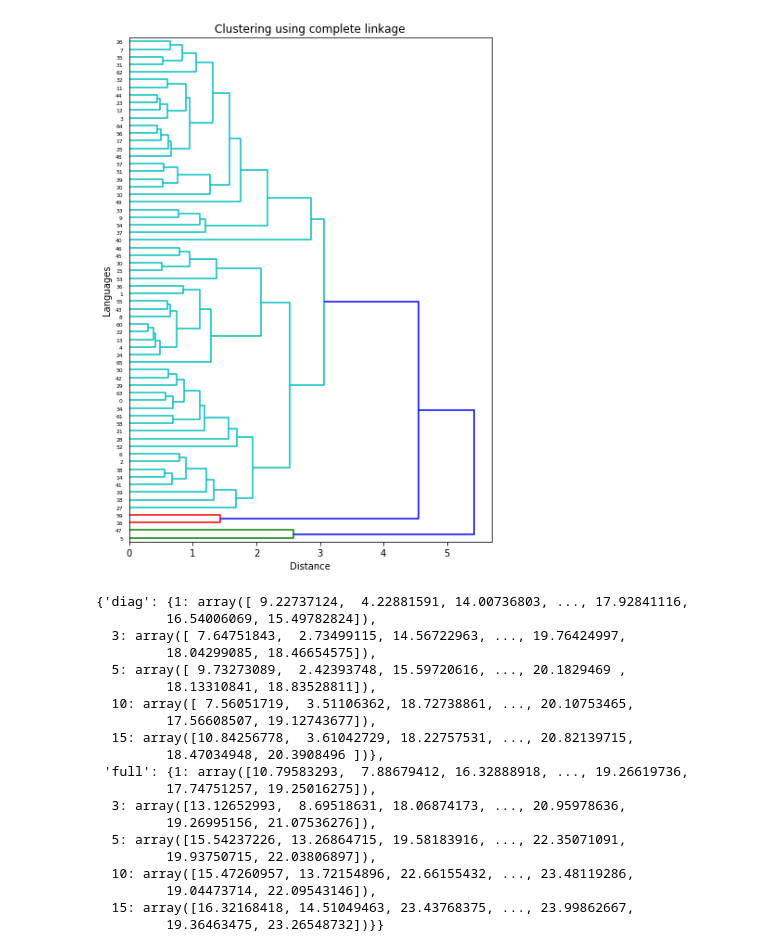
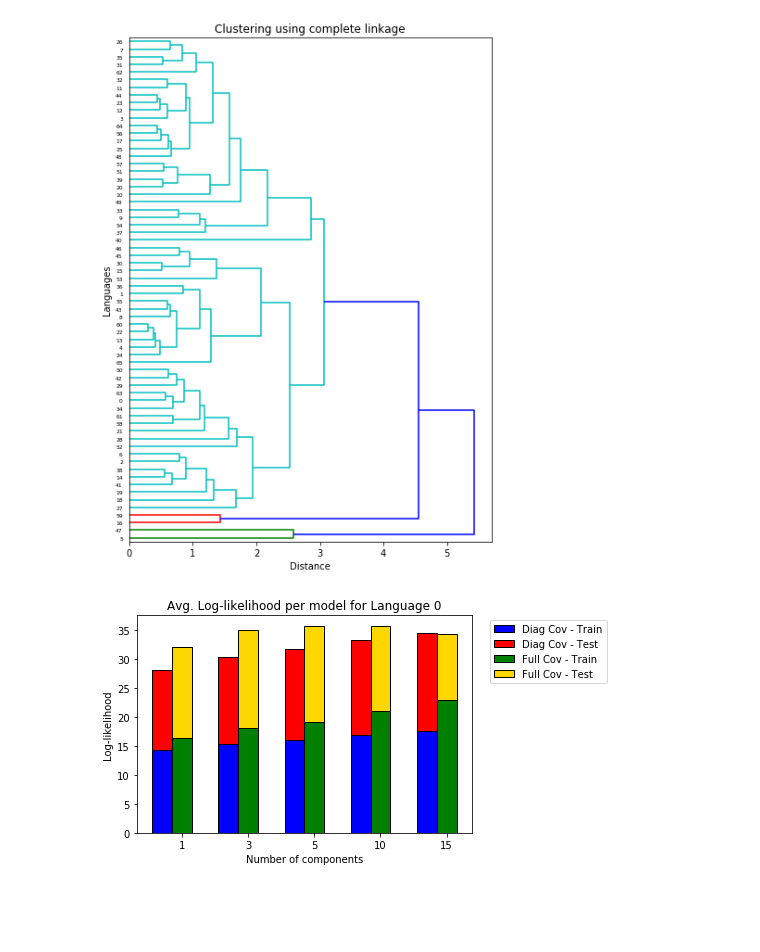
Before and after one commit to apurvmishra99/iaml-cw2, a Jupyter notebook: explore_q3.ipynb, the cells around one changed output. Saved outputs shown, nothing was run; the diff lists cells and outputs as text; code cells hidden in the pictures; blank space fills up the shorter version.

```diff
--- a/explore_q3.ipynb
+++ b/explore_q3.ipynb
@@ -173,35 +173,31 @@ gmm = GMM(n_components=1, covariance_type='diag').fit(language_0)
 # %%
-log_likelihoods_train = {}
-log_likelihoods_test = {}
+log_likelihoods_ = []
 cv_types = ["diag", "full"]
-n_components = [1, 3, 5, 10, 15]
-for cv_type in cv_types:
-    log_likelihoods_train[cv_type] = {}
-    log_likelihoods_test[cv_type] = {}
-    for n in n_components:
-        gmm_n = GMM(n_components=n, covariance_type=cv_type).fit(language_0)
-        log_likelihoods_train[cv_type][n] = gmm_n.score(language_0)
-        log_likelihoods_test[cv_type][n] = gmm_n.score(language_0_test)
+n_components = np.array([1, 3, 5, 10, 15])
+for n in n_components:
+    for cv_type in cv_types:
+        gmm_n = GaussianMixture(n_components=n, covariance_type=cv_type).fit(language_0)
+        log_likelihoods_.extend([gmm_n.score(language_0), gmm_n.score(language_0_test)])
-# %%
-log_likelihoods_train
-# %% [output]
-{'diag': {1: array([ 9.22737124,  4.22881591, 14.00736803, ..., 17.92841116,
-         16.54006069, 15.49782824]),
-  3: array([ 7.64751843,  2.73499115, 14.56722963, ..., 19.76424997,
-         18.04299085, 18.46654575]),
-  5: array([ 9.73273089,  2.42393748, 15.59720616, ..., 20.1829469 ,
-         18.13310841, 18.83528811]),
-  10: array([ 7.56051719,  3.51106362, 18.72738861, ..., 20.10753465,
-         17.56608507, 19.12743677]),
-  15: array([10.84256778,  3.61042729, 18.22757531, ..., 20.82139715,
-         18.47034948, 20.3908496 ])},
- 'full': {1: array([10.79583293,  7.88679412, 16.32888918, ..., 19.26619736,
-         17.74751257, 19.25016275]),
-  3: array([13.12652993,  8.69518631, 18.06874173, ..., 20.95978636,
-         19.26995156, 21.07536276]),
-  5: array([15.54237226, 13.26864715, 19.58183916, ..., 22.35071091,
-         19.93750715, 22.03806897]),
-  10: array([15.47260957, 13.72154896, 22.66155432, ..., 23.48119286,
-         19.04473714, 22.09543146]),
-  15: array([16.32168418, 14.51049463, 23.43768375, ..., 23.99862667,
-         19.36463475, 23.26548732])}}
+# %%
+w = 0.3
+xi = np.arange(len(n_components))
+y = log_likelihoods_[0::4]
+z = log_likelihoods_[1::4]
+k = log_likelihoods_[2::4]
+l = log_likelihoods_[3::4]
+
+plt.bar(xi - w, y, width=w, color='b', align='center', edgecolor="k", label= "Diag Cov - Train")
+plt.bar(xi - w, z, width=w, color='r', bottom=y, align='center', edgecolor="k", label= "Diag Cov - Test")
+plt.bar(xi, k, width=w, color='g', align='center', edgecolor="k", label= "Full Cov - Train")
+plt.bar(xi, l, width=w, color='gold', bottom=k, align='center', edgecolor="k", label= "Full Cov - Test")
+
+plt.xticks(xi, n_components)
+plt.ylabel("Log-likelihood")
+plt.xlabel("Number of components")
+plt.title("Avg. Log-likelihood per model for Language 0")
+plt.legend(bbox_to_anchor=(1.04, 1))
+
+plt.savefig("results/3_5.png")
+plt.show()
+# %% [output]
+[figure, added]
```
Also changed, not shown: parts of 2 cells of this notebook, 4 other files.
